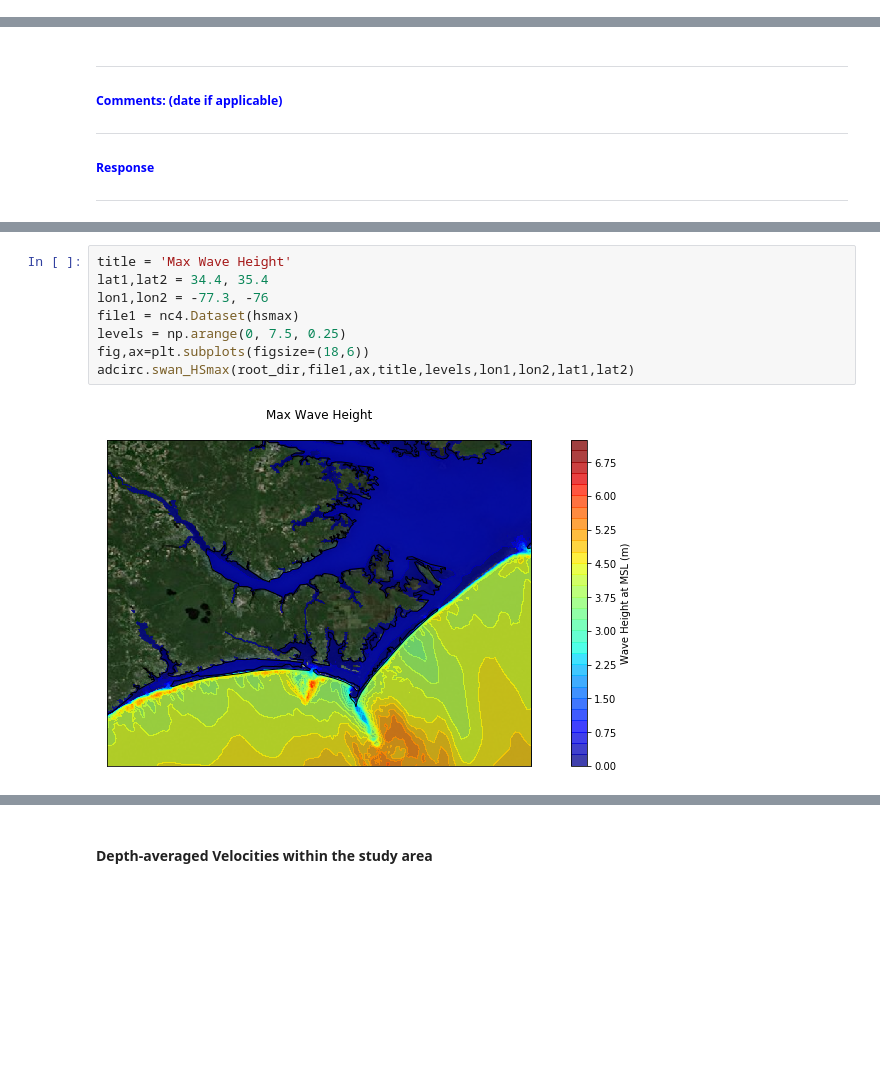
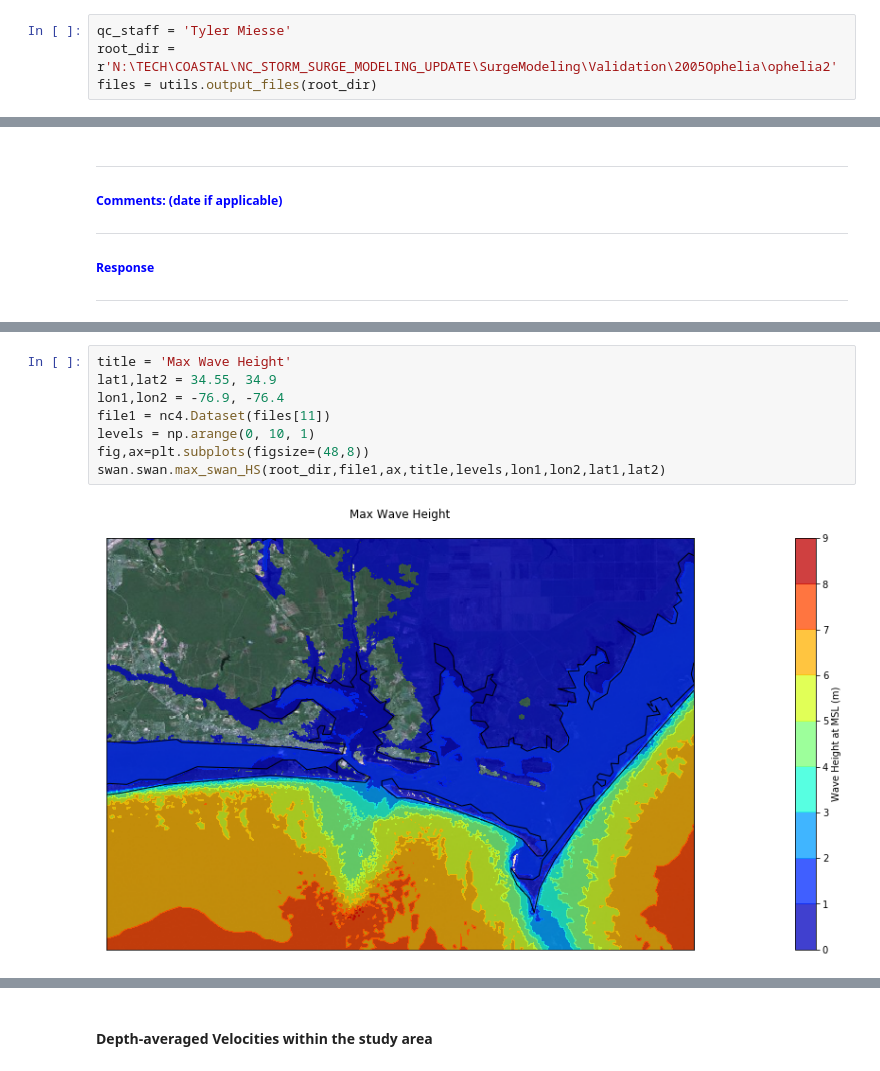
Before and after one commit to johnwallx/adcirc_prod, a Jupyter notebook: notebooks/Model_output_ophelia.ipynb, the cells around one changed output, grey strips where cells are left out. Saved outputs shown, nothing was run; the diff lists cells and outputs as text; blank space fills up the shorter version.

```diff
--- a/notebooks/Model_output_ophelia.ipynb
+++ b/notebooks/Model_output_ophelia.ipynb
@@ -99,0 +44,4 @@ po.plot(fig,filename=root_dir+'\\'+'wrightsville_ophelia.html')
+# %%
+qc_staff = 'Tyler Miesse'
+root_dir = r'N:\TECH\COASTAL\NC_STORM_SURGE_MODELING_UPDATE\SurgeModeling\Validation\2005Ophelia\ophelia2'
+files = utils.output_files(root_dir)
@@ -143,10 +192,10 @@ adcirc.max_water(root_dir,file1,ax,title,levels,lon1,lon2,lat1,lat2)
 # %%
 title = 'Max Wave Height'
-lat1,lat2 = 34.4, 35.4
-lon1,lon2 = -77.3, -76
-file1 = nc4.Dataset(hsmax)
-levels = np.arange(0, 7.5, 0.25)
-fig,ax=plt.subplots(figsize=(18,6))
-adcirc.swan_HSmax(root_dir,file1,ax,title,levels,lon1,lon2,lat1,lat2)
+lat1,lat2 = 34.55, 34.9
+lon1,lon2 = -76.9, -76.4
+file1 = nc4.Dataset(files[11])
+levels = np.arange(0, 10, 1)
+fig,ax=plt.subplots(figsize=(48,8))
+swan.swan.max_swan_HS(root_dir,file1,ax,title,levels,lon1,lon2,lat1,lat2)
 # %% [output]
-[figure, old version]
+[figure, new version]
```
Also changed, not shown: parts of 32 cells of this notebook, 38 other files.
